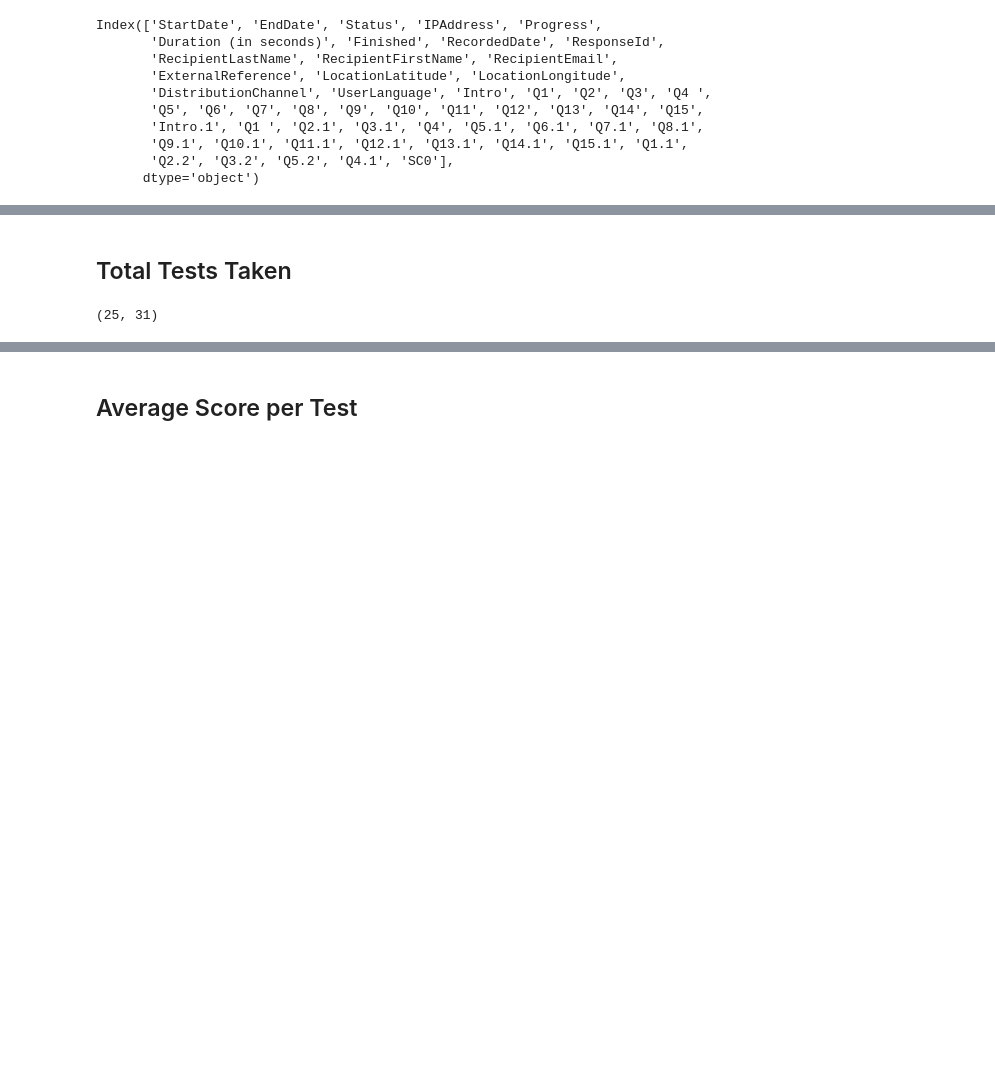
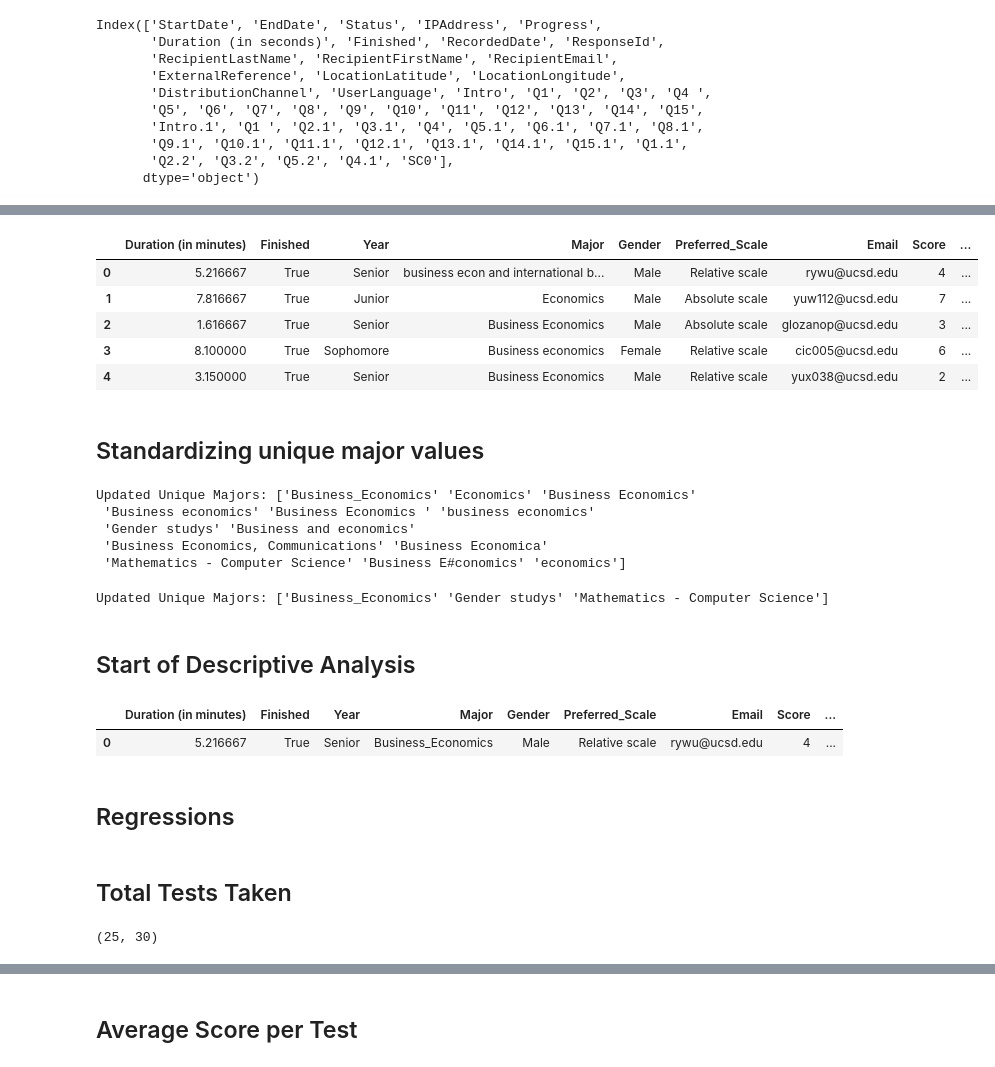
Before and after one commit to rsm-jee005/MGTA458Pilot, a Jupyter notebook: PilotAnalysis.ipynb, the cells around one changed output, grey strips where cells are left out. Drawn from its saved outputs; the diff is of its cells as text; code cells hidden in the pictures; blank space fills up the shorter version.

```diff
--- a/PilotAnalysis.ipynb
+++ b/PilotAnalysis.ipynb
@@ -103,9 +111,71 @@ df_filtered.head()
+# %%
+# Use np.where directly from numpy
+df_filtered['Test_Type'] = np.where(df_filtered['Relative_Test'].notna(), 'Relative',
+                                    np.where(df_filtered['Absolute_Test'].notna(), 'Absolute', 'Unknown'))
+
+df_filtered = df_filtered.drop(['Relative_Test', 'Absolute_Test'], axis=1)
+
+# Display the DataFrame to verify the changes
+df_filtered.head()
+# %% [output]
+|  | Duration (in minutes) | Finished | Year | Major | Gender | Preferred_Scale | Email | Score | ... |
+| 0 | 5.216667 | True | Senior | business econ and international b... | Male | Relative scale | rywu@ucsd.edu | 4 | ... |
+| 1 | 7.816667 | True | Junior | Economics | Male | Absolute scale | yuw112@ucsd.edu | 7 | ... |
+| 2 | 1.616667 | True | Senior | Business Economics | Male | Absolute scale | glozanop@ucsd.edu | 3 | ... |
+| 3 | 8.100000 | True | Sophomore | Business economics | Female | Relative scale | cic005@ucsd.edu | 6 | ... |
+| 4 | 3.150000 | True | Senior | Business Economics | Male | Relative scale | yux038@ucsd.edu | 2 | ... |
+# %% [markdown]
+## Standardizing unique major values
+# %%
+import pandas as pd
+
+# Standardizing the "Major" column to have consistent naming for "Business Economics"
+df_filtered['Major'] = df_filtered['Major'].replace(
+    to_replace=r'(?i)\bbusiness econ\b.*|\becon\b.*|\bbus econ\b.*',  # Regex to match variations ignoring case
+    value='Business_Economics',  # Value to replace with
+    regex=True  # Enable regex matching
+)
+
+# Verify the changes by printing out the updated unique values for "Major"
+print("Updated Unique Majors:", df_filtered['Major'].unique())
+# %% [output]
+Updated Unique Majors: ['Business_Economics' 'Economics' 'Business Economics'
+ 'Business economics' 'Business Economics ' 'business economics'
+ 'Gender studys' 'Business and economics'
+ 'Business Economics, Communications' 'Business Economica'
+ 'Mathematics - Computer Science' 'Business E#conomics' 'economics']
+# %%
+# List of variations to be standardized to "Business Economics"
+variations = [
+    'Business Economics', 'Economics', 'Business economics',
+    'Business Economics ', 'business economics', 'Business and economics',
+    'Business Economics, Communications', 'Business Economica',
+    'Business E#conomics', 'economics'
+]
+
+# Replace variations with "Business Economics"
+df_filtered['Major'] = df_filtered['Major'].apply(lambda x: "Business_Economics" if x in variations else x)
+
+# Verify the changes by printing out the updated unique values for "Major"
+print("Updated Unique Majors:", df_filtered['Major'].unique())
+# %% [output]
+Updated Unique Majors: ['Business_Economics' 'Gender studys' 'Mathematics - Computer Science']
+# %% [markdown]
+## Start of Descriptive Analysis
+# %%
+df_filtered.head(1)
+# %% [output]
+|  | Duration (in minutes) | Finished | Year | Major | Gender | Preferred_Scale | Email | Score | ... |
+| 0 | 5.216667 | True | Senior | Business_Economics | Male | Relative scale | rywu@ucsd.edu | 4 | ... |
+# %% [markdown]
+## Regressions
 # %% [markdown]
 ## Total Tests Taken
 # %%
-relative_test_count = df_filtered['Relative Test'].notna().sum()
-absolute_test_count = df_filtered['Absolute Test'].notna().sum()
+# Count the occurrences of 'Relative' and 'Absolute' in the 'Test Type' column
+relative_test_count = (df_filtered['Test_Type'] == 'Relative').sum()
+absolute_test_count = (df_filtered['Test_Type'] == 'Absolute').sum()
 
 relative_test_count, absolute_test_count
 # %% [output]
-(25, 31)
+(25, 30)
```
Also changed, not shown: parts of 12 cells of this notebook.
